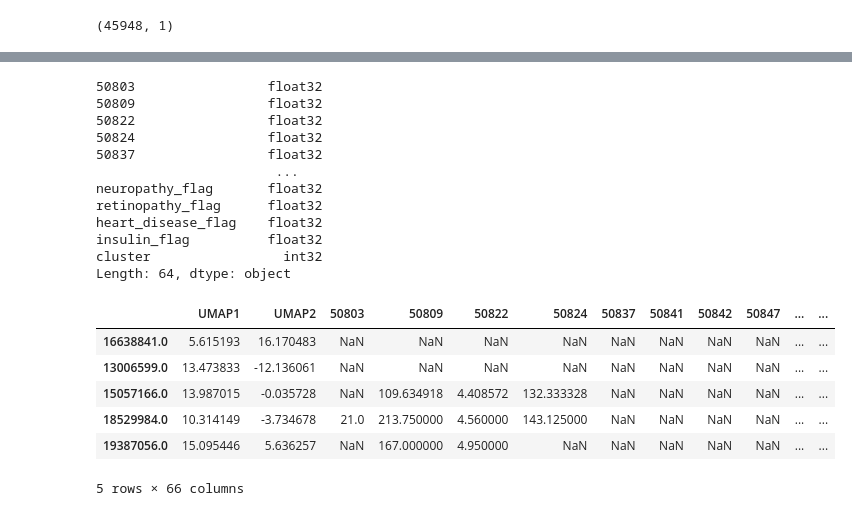
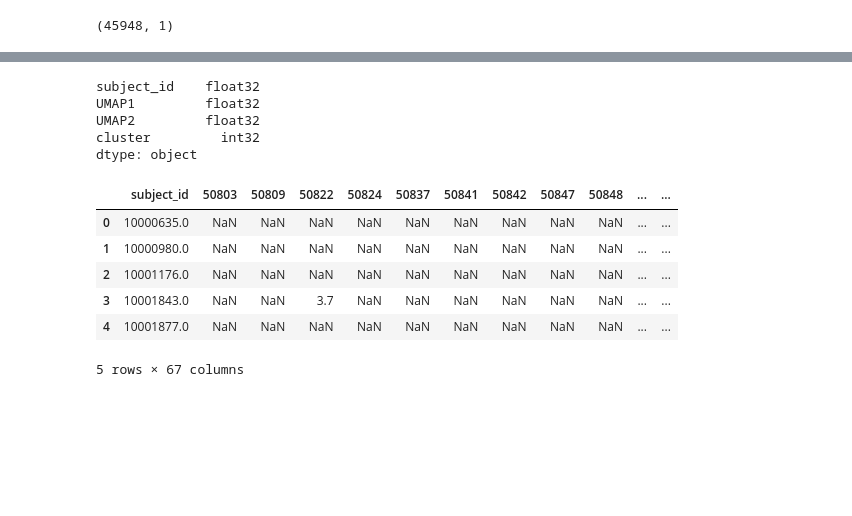
Before and after one commit to jamesvdinh/diabetes-prog-phenotyping, a Jupyter notebook: src/notebooks/04_clustering.ipynb, the cells around one changed output, grey strips where cells are left out. Drawn from its saved outputs; the diff is of its cells as text; code cells hidden in the pictures; blank space fills up the shorter version.

```diff
--- a/src/notebooks/04_clustering.ipynb
+++ b/src/notebooks/04_clustering.ipynb
@@ -177,0 +157,3 @@ Index(['UMAP1', 'UMAP2', 'cluster'], dtype='object')
+# %%
+cohort['subject_id'] = cohort['subject_id'].astype("float32")
+cohort.head()
@@ -178,16 +217,4 @@ Index(['UMAP1', 'UMAP2', 'cluster'], dtype='object')
 # %%
-cohort['subject_id'] = cohort['subject_id'].astype(umap_df.index.dtype)
-clustered_df = cohort.merge(
-    umap_df[['cluster']],
-    left_on='subject_id',
-    right_index=True,
-)
-
-lab_cols = cohort.columns[2:53]
-for col in lab_cols:
-    cohort[col] = pd.to_numeric(cohort[col], errors="coerce").astype("float32")
-
-static_cols = [col for col in cohort.columns if col not in lab_cols]
 cohort["first_admission_date"] = pd.to_datetime(cohort["first_admission_date"], errors="coerce")
 cohort["last_admission_date"] = pd.to_datetime(cohort["last_admission_date"], errors="coerce")
 
@@ -195,18 +222,7 @@ cohort["gender"] = cohort["gender"].map({"M": 0, "F": 1}).astype("float32")
 cohort["age"] = pd.to_numeric(cohort["age"], errors="coerce").astype("float32")
 cohort["n_admissions"] = pd.to_numeric(cohort["n_admissions"], errors="coerce").astype("float32")
 
-flag_cols = [
-    'hypertension_flag', 'ckd_flag', 'obesity_flag', 'neuropathy_flag',
-    'retinopathy_flag', 'heart_disease_flag', 'insulin_flag'
-]
-
-for col in flag_cols:
-    cohort[col] = pd.to_numeric(cohort[col], errors="coerce").fillna(0).astype("float32")
-
-if "chartdate" in clustered_df.columns:
-    clustered_df = clustered_df.drop(columns=["chartdate"])
-
-clustered_df = clustered_df.groupby("subject_id").agg({
+cohort = cohort.groupby("subject_id").agg({
 
     # all labs averaged
     **{col: "mean" for col in lab_cols},
@@ -224,14 +240,11 @@ clustered_df = clustered_df.groupby("subject_id").agg({
     "retinopathy_flag": "max",
     "heart_disease_flag": "max",
     "insulin_flag": "max",
-
-    # cluster: pick most common
-    "cluster": lambda x: x.mode().iloc[0] if not x.mode().empty else None,
 })
 
-print(clustered_df.columns)
+print(cohort.columns)
 
-clustered_df.head()
+cohort.head()
 # %% [output]
 Index(['50803', '50809', '50822', '50824', '50837', '50841', '50842', '50847',
        '50848', '50852', '50854', '50882', '50912', '50931', '50971', '50983',
@@ -254,0 +268,7 @@ Index(['50803', '50809', '50822', '50824', '50837', '50841', '50842', '50847',
+# %%
+clustered_df = cohort.merge(
+    umap_df[['subject_id', 'cluster']],
+    on='subject_id',
+    how='left'
+)
+clustered_df.head()
@@ -255,29 +292,22 @@ Index(['50803', '50809', '50822', '50824', '50837', '50841', '50842', '50847',
 # %%
-clustered_df.dtypes
+umap_df.dtypes
 # %% [output]
-50803                 float32
-50809                 float32
-50822                 float32
-50824                 float32
-50837                 float32
-                       ...
-neuropathy_flag       float32
-retinopathy_flag      float32
-heart_disease_flag    float32
-insulin_flag          float32
-cluster                 int32
-Length: 64, dtype: object
+subject_id    float32
+UMAP1         float32
+UMAP2         float32
+cluster         int32
+dtype: object
 # %%
-plot_df = umap_df[["UMAP1", "UMAP2"]].merge(clustered_df, left_index=True, right_index=True)
+plot_df = clustered_df.merge(umap_df[["subject_id", "UMAP1", "UMAP2"]], on="subject_id", how="left")
 plot_df.head()
 # %% [output]
-|  | UMAP1 | UMAP2 | 50803 | 50809 | 50822 | 50824 | 50837 | 50841 | 50842 | 50847 | ... | ... |
-| 16638841.0 | 5.615193 | 16.170483 | NaN | NaN | NaN | NaN | NaN | NaN | NaN | NaN | ... | ... |
-| 13006599.0 | 13.473833 | -12.136061 | NaN | NaN | NaN | NaN | NaN | NaN | NaN | NaN | ... | ... |
-| 15057166.0 | 13.987015 | -0.035728 | NaN | 109.634918 | 4.408572 | 132.333328 | NaN | NaN | NaN | NaN | ... | ... |
-| 18529984.0 | 10.314149 | -3.734678 | 21.0 | 213.750000 | 4.560000 | 143.125000 | NaN | NaN | NaN | NaN | ... | ... |
-| 19387056.0 | 15.095446 | 5.636257 | NaN | 167.000000 | 4.950000 | NaN | NaN | NaN | NaN | NaN | ... | ... |
+|  | subject_id | 50803 | 50809 | 50822 | 50824 | 50837 | 50841 | 50842 | 50847 | 50848 | ... | ... |
+| 0 | 10000635.0 | NaN | NaN | NaN | NaN | NaN | NaN | NaN | NaN | NaN | ... | ... |
+| 1 | 10000980.0 | NaN | NaN | NaN | NaN | NaN | NaN | NaN | NaN | NaN | ... | ... |
+| 2 | 10001176.0 | NaN | NaN | NaN | NaN | NaN | NaN | NaN | NaN | NaN | ... | ... |
+| 3 | 10001843.0 | NaN | NaN | 3.7 | NaN | NaN | NaN | NaN | NaN | NaN | ... | ... |
+| 4 | 10001877.0 | NaN | NaN | NaN | NaN | NaN | NaN | NaN | NaN | NaN | ... | ... |
-5 rows × 66 columns
+5 rows × 67 columns
 # %%
 plt.figure(figsize=(12,10))
 sns.scatterplot(
```
Also changed, not shown: parts of 18 cells of this notebook, 3 other files.
